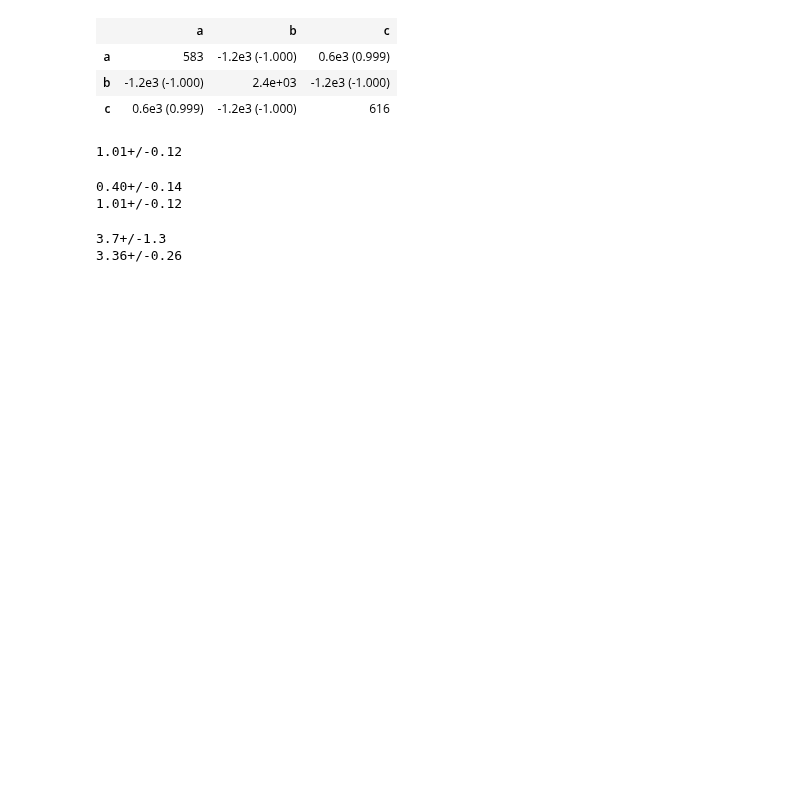
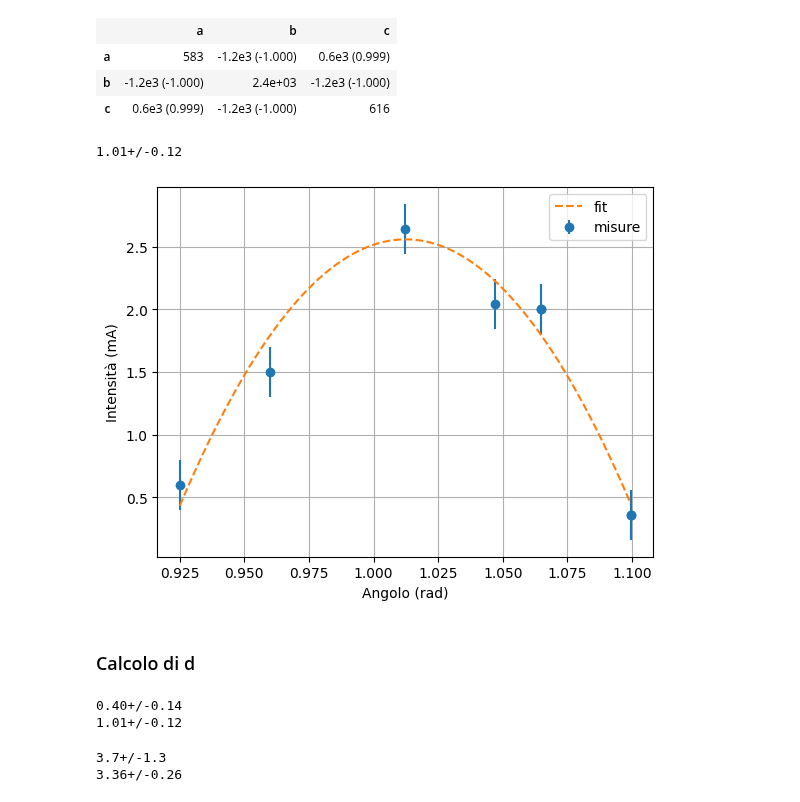
Before and after one commit to ARossiUnimib/Laboratorio-2---Gruppo-21-A.A.-2023-24, a Jupyter notebook: Notebooks/Microonde/Microonde.ipynb, the cells around one changed output. Cells and saved outputs as stored; diff of their text form; code cells hidden in the pictures; blank space fills up the shorter version.

```diff
--- a/Notebooks/Microonde/Microonde.ipynb
+++ b/Notebooks/Microonde/Microonde.ipynb
@@ -1227,6 +1226,10 @@ m.migrad()
 m.hesse()
 display(m)
 
+a2 = m.values["a"]
+b2 = m.values["b"]
+c2 = m.values["c"]
+
 #theta_max2 = value_and_covariance("-b/ (2*a)", b=(m.values["b"], m.errors["b"]), a =(m.values["a"], m.errors["a"]))
 # %% [output]
 | Migrad |  |
@@ -1251,6 +1254,23 @@ theta_max2 = - b / (2*a)
 print(theta_max2)
 # %% [output]
 1.01+/-0.12
+# %%
+fig,ax = plt.subplots(1,1)
+ax.set_xlabel("Angolo (rad)")
+ax.set_ylabel("Intensità (mA)")
+
+ax.errorbar(theta_2_n,M_2_n,err_M_n,fmt='o',label='misure')
+x = np.linspace(theta_2_n.min(),theta_2_n.max(),1000)
+y = model(x,a2,b2,c2)
+ax.plot(x,y,linestyle='--',label='fit')
+
+plt.grid()
+plt.legend()
+plt.show()
+# %% [output]
+[figure, added]
+# %% [markdown]
+### Calcolo di d
 # %%
 print(theta_max1)
 print(theta_max2)
```
Also changed, not shown: parts of 1 cell of this notebook.
